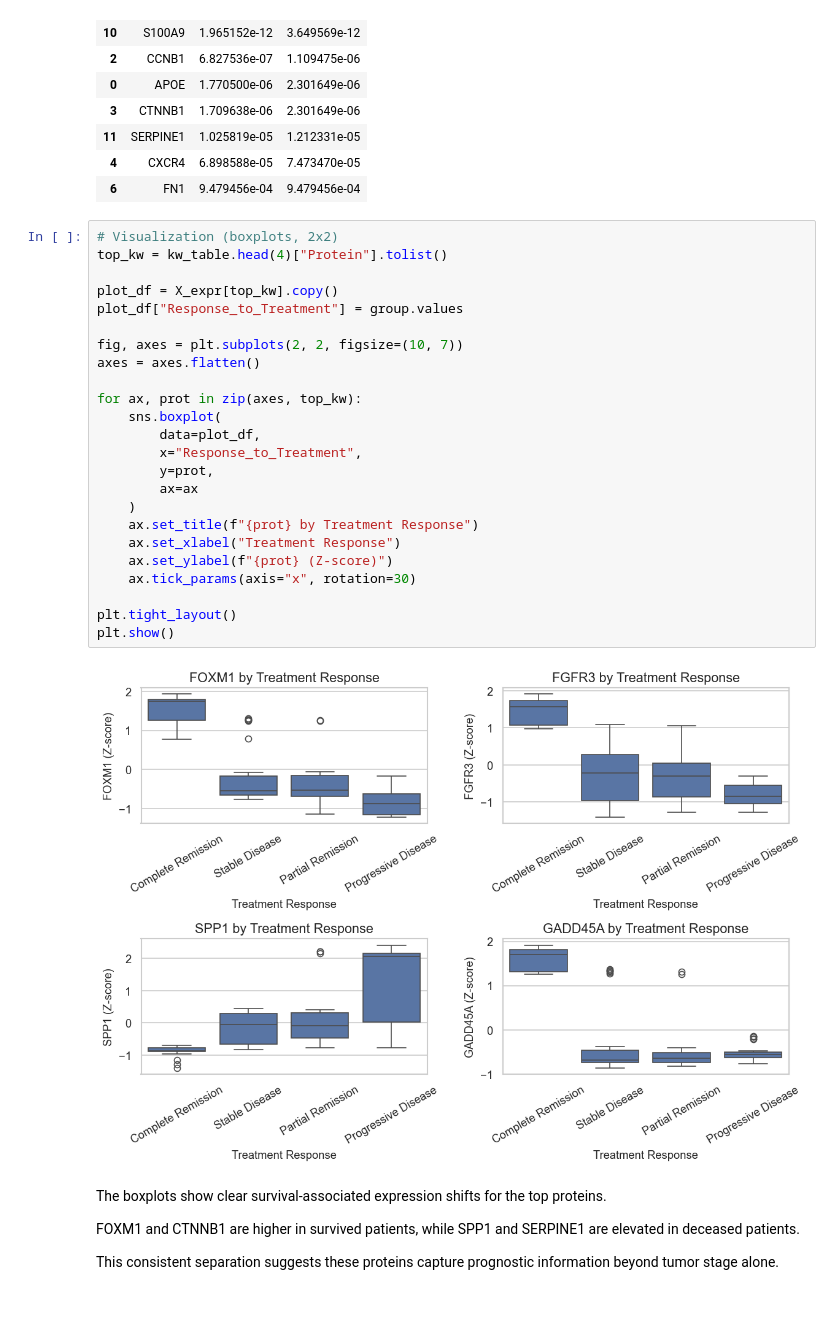
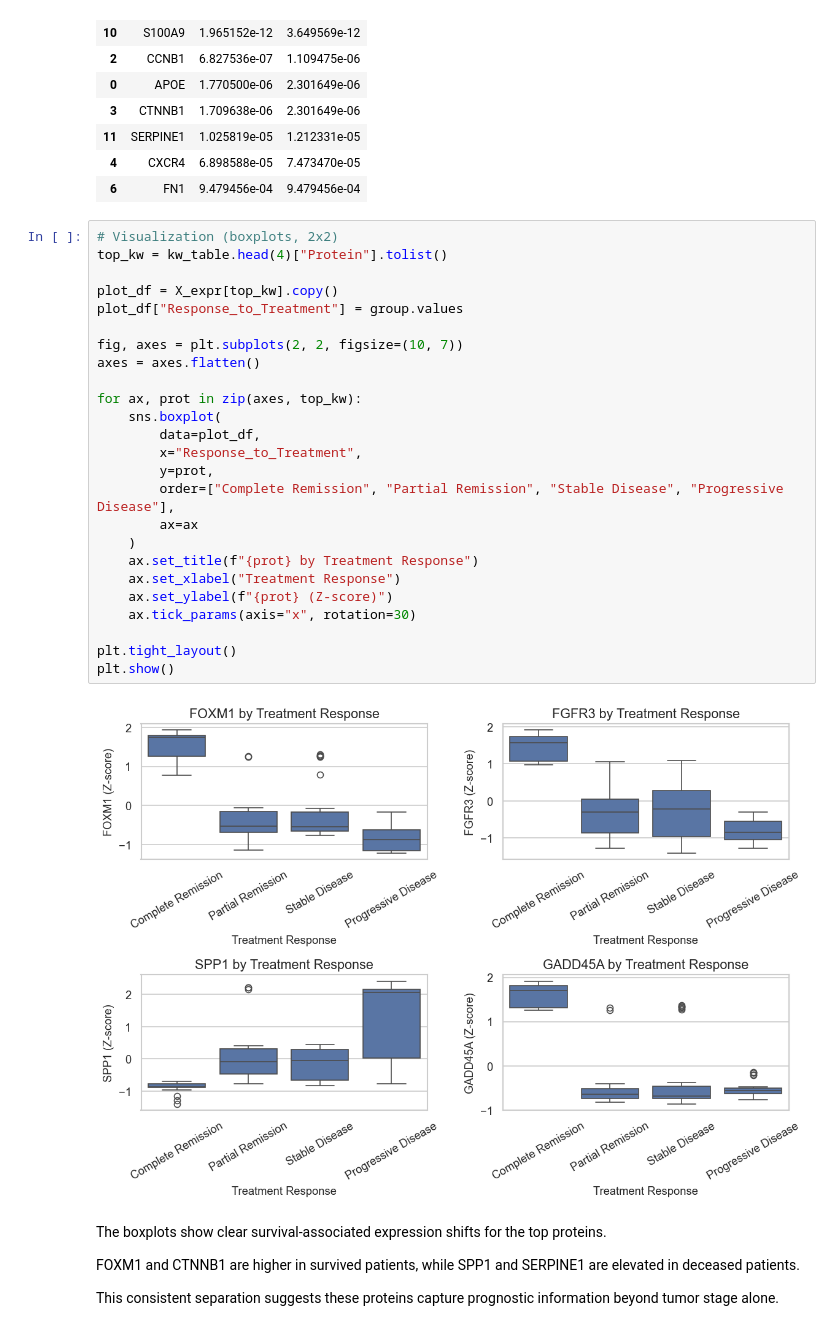
Before and after one commit to Schoggi-Mimi/omics_2025, a Jupyter notebook: Final_level2.ipynb, the cells around one changed output. Drawn from its saved outputs; the diff is of its cells as text.

```diff
--- a/Final_level2.ipynb
+++ b/Final_level2.ipynb
@@ -756,29 +756,30 @@ display(kw_table)
 # %%
 # Visualization (boxplots, 2x2)
 top_kw = kw_table.head(4)["Protein"].tolist()
 
 plot_df = X_expr[top_kw].copy()
 plot_df["Response_to_Treatment"] = group.values
 
 fig, axes = plt.subplots(2, 2, figsize=(10, 7))
 axes = axes.flatten()
 
 for ax, prot in zip(axes, top_kw):
     sns.boxplot(
         data=plot_df,
         x="Response_to_Treatment",
         y=prot,
+        order=["Complete Remission", "Partial Remission", "Stable Disease", "Progressive Disease"],
         ax=ax
     )
     ax.set_title(f"{prot} by Treatment Response")
     ax.set_xlabel("Treatment Response")
     ax.set_ylabel(f"{prot} (Z-score)")
     ax.tick_params(axis="x", rotation=30)
 
 plt.tight_layout()
 plt.show()
 # %% [output]
-[figure, old version]
+[figure, new version]
 # %% [markdown]
 The boxplots show clear survival-associated expression shifts for the top proteins.
 
```
